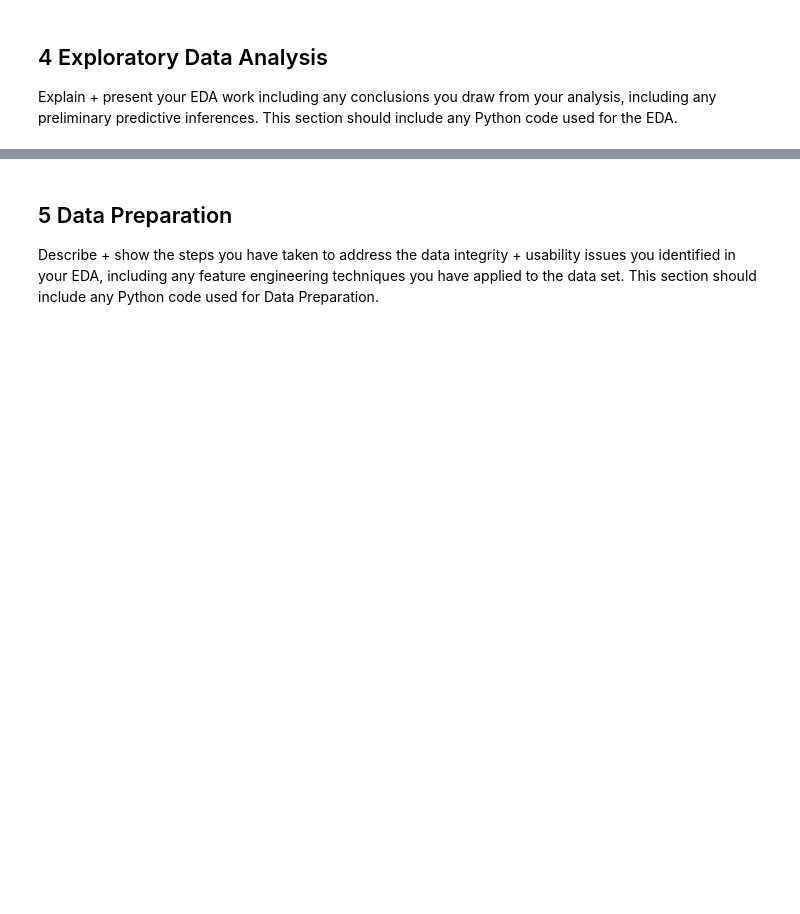
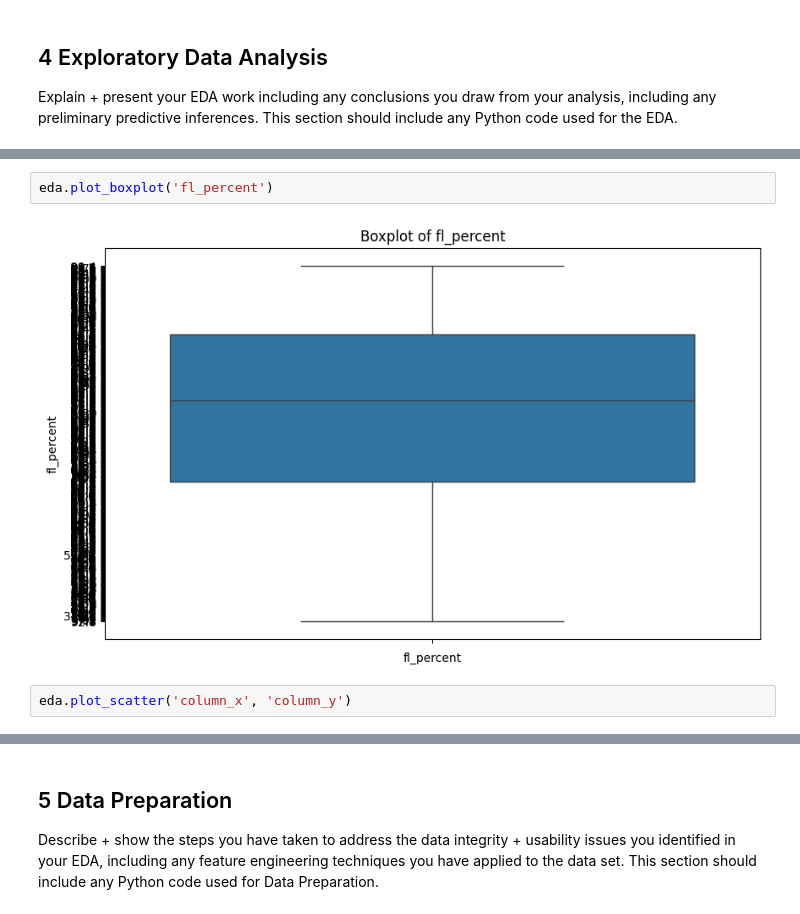
Before and after one commit to Francesgaba/GraduationOutcomes, a Jupyter notebook: graduation_outcomes.ipynb, the cells around one changed output, grey strips where cells are left out. Drawn from its saved outputs; the diff is of its cells as text; blank space fills up the shorter version.

```diff
--- a/graduation_outcomes.ipynb
+++ b/graduation_outcomes.ipynb
@@ -127,0 +322,6 @@ Explain + present your EDA work including any conclusions you draw from your ana
+# %%
+eda.plot_boxplot('fl_percent')
+# %% [output]
+[figure, added]
+# %%
+eda.plot_scatter('column_x', 'column_y')
```
Also changed, not shown: parts of 28 cells of this notebook, 4 other files.
